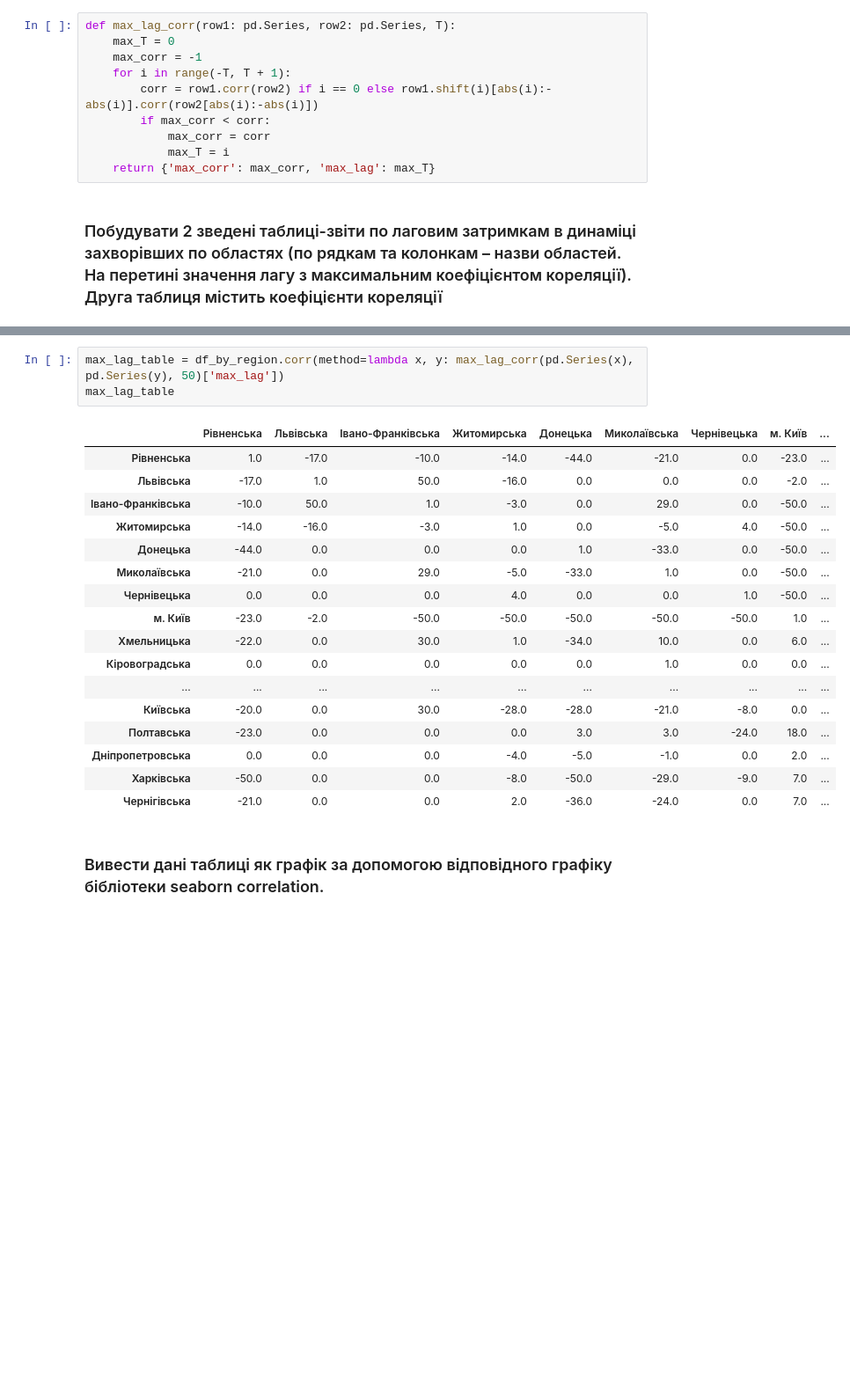
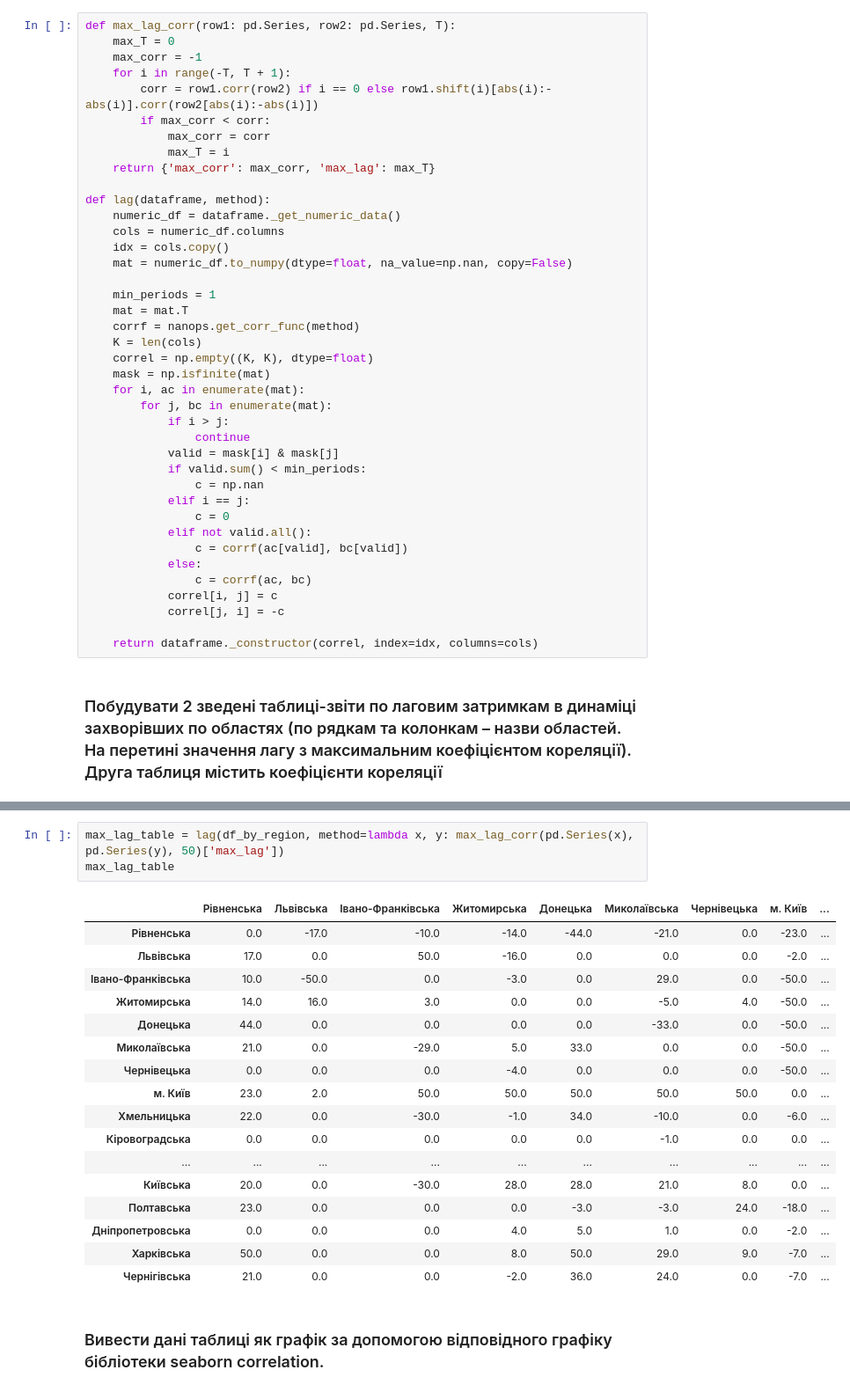
Before and after one commit to wogy14/iad_labs, a Jupyter notebook: lab3/main.ipynb, the cells around one changed output, grey strips where cells are left out. Shown at 88% size. Saved outputs shown, nothing was run; the diff lists cells and outputs as text; blank space fills up the shorter version.

```diff
--- a/lab3/main.ipynb
+++ b/lab3/main.ipynb
@@ -51,6 +52,36 @@ def max_lag_corr(row1: pd.Series, row2: pd.Series, T):
             max_corr = corr
             max_T = i
     return {'max_corr': max_corr, 'max_lag': max_T}
+
+def lag(dataframe, method):
+    numeric_df = dataframe._get_numeric_data()
+    cols = numeric_df.columns
+    idx = cols.copy()
+    mat = numeric_df.to_numpy(dtype=float, na_value=np.nan, copy=False)
+
+    min_periods = 1
+    mat = mat.T
+    corrf = nanops.get_corr_func(method)
+    K = len(cols)
+    correl = np.empty((K, K), dtype=float)
+    mask = np.isfinite(mat)
+    for i, ac in enumerate(mat):
+        for j, bc in enumerate(mat):
+            if i > j:
+                continue
+            valid = mask[i] & mask[j]
+            if valid.sum() < min_periods:
+                c = np.nan
+            elif i == j:
+                c = 0
+            elif not valid.all():
+                c = corrf(ac[valid], bc[valid])
+            else:
+                c = corrf(ac, bc)
+            correl[i, j] = c
+            correl[j, i] = -c
+
+    return dataframe._constructor(correl, index=idx, columns=cols)
 # %% [markdown]
 ### Побудувати 2 зведені таблиці-звіти по лаговим затримкам в динаміці захворівших по областях (по рядкам та колонкам – назви областей. На перетині значення лагу з максимальним коефіцієнтом кореляції). Друга таблиця містить коефіцієнти кореляції
 # %%
@@ -75,26 +106,26 @@ max_corr_table
 | Харківська | 0.910592 | 0.952097 | 0.974822 | 0.988316 | 0.994168 | 0.991759 | 0.981467 | 0.980219 | ... |
 | Чернігівська | 0.891073 | 0.953602 | 0.973265 | 0.987672 | 0.986348 | 0.986156 | 0.981395 | 0.981777 | ... |
 # %%
-max_lag_table = df_by_region.corr(method=lambda x, y: max_lag_corr(pd.Series(x), pd.Series(y), 50)['max_lag'])
+max_lag_table = lag(df_by_region, method=lambda x, y: max_lag_corr(pd.Series(x), pd.Series(y), 50)['max_lag'])
 max_lag_table
 # %% [output]
 |  | Рівненська | Львівська | Івано-Франківська | Житомирська | Донецька | Миколаївська | Чернівецька | м. Київ | ... |
-| Рівненська | 1.0 | -17.0 | -10.0 | -14.0 | -44.0 | -21.0 | 0.0 | -23.0 | ... |
-| Львівська | -17.0 | 1.0 | 50.0 | -16.0 | 0.0 | 0.0 | 0.0 | -2.0 | ... |
-| Івано-Франківська | -10.0 | 50.0 | 1.0 | -3.0 | 0.0 | 29.0 | 0.0 | -50.0 | ... |
-| Житомирська | -14.0 | -16.0 | -3.0 | 1.0 | 0.0 | -5.0 | 4.0 | -50.0 | ... |
-| Донецька | -44.0 | 0.0 | 0.0 | 0.0 | 1.0 | -33.0 | 0.0 | -50.0 | ... |
-| Миколаївська | -21.0 | 0.0 | 29.0 | -5.0 | -33.0 | 1.0 | 0.0 | -50.0 | ... |
-| Чернівецька | 0.0 | 0.0 | 0.0 | 4.0 | 0.0 | 0.0 | 1.0 | -50.0 | ... |
-| м. Київ | -23.0 | -2.0 | -50.0 | -50.0 | -50.0 | -50.0 | -50.0 | 1.0 | ... |
-| Хмельницька | -22.0 | 0.0 | 30.0 | 1.0 | -34.0 | 10.0 | 0.0 | 6.0 | ... |
-| Кіровоградська | 0.0 | 0.0 | 0.0 | 0.0 | 0.0 | 1.0 | 0.0 | 0.0 | ... |
+| Рівненська | 0.0 | -17.0 | -10.0 | -14.0 | -44.0 | -21.0 | 0.0 | -23.0 | ... |
+| Львівська | 17.0 | 0.0 | 50.0 | -16.0 | 0.0 | 0.0 | 0.0 | -2.0 | ... |
+| Івано-Франківська | 10.0 | -50.0 | 0.0 | -3.0 | 0.0 | 29.0 | 0.0 | -50.0 | ... |
+| Житомирська | 14.0 | 16.0 | 3.0 | 0.0 | 0.0 | -5.0 | 4.0 | -50.0 | ... |
+| Донецька | 44.0 | 0.0 | 0.0 | 0.0 | 0.0 | -33.0 | 0.0 | -50.0 | ... |
+| Миколаївська | 21.0 | 0.0 | -29.0 | 5.0 | 33.0 | 0.0 | 0.0 | -50.0 | ... |
+| Чернівецька | 0.0 | 0.0 | 0.0 | -4.0 | 0.0 | 0.0 | 0.0 | -50.0 | ... |
+| м. Київ | 23.0 | 2.0 | 50.0 | 50.0 | 50.0 | 50.0 | 50.0 | 0.0 | ... |
+| Хмельницька | 22.0 | 0.0 | -30.0 | -1.0 | 34.0 | -10.0 | 0.0 | -6.0 | ... |
+| Кіровоградська | 0.0 | 0.0 | 0.0 | 0.0 | 0.0 | -1.0 | 0.0 | 0.0 | ... |
 | ... | ... | ... | ... | ... | ... | ... | ... | ... | ... |
-| Київська | -20.0 | 0.0 | 30.0 | -28.0 | -28.0 | -21.0 | -8.0 | 0.0 | ... |
-| Полтавська | -23.0 | 0.0 | 0.0 | 0.0 | 3.0 | 3.0 | -24.0 | 18.0 | ... |
-| Дніпропетровська | 0.0 | 0.0 | 0.0 | -4.0 | -5.0 | -1.0 | 0.0 | 2.0 | ... |
-| Харківська | -50.0 | 0.0 | 0.0 | -8.0 | -50.0 | -29.0 | -9.0 | 7.0 | ... |
-| Чернігівська | -21.0 | 0.0 | 0.0 | 2.0 | -36.0 | -24.0 | 0.0 | 7.0 | ... |
+| Київська | 20.0 | 0.0 | -30.0 | 28.0 | 28.0 | 21.0 | 8.0 | 0.0 | ... |
+| Полтавська | 23.0 | 0.0 | 0.0 | 0.0 | -3.0 | -3.0 | 24.0 | -18.0 | ... |
+| Дніпропетровська | 0.0 | 0.0 | 0.0 | 4.0 | 5.0 | 1.0 | 0.0 | -2.0 | ... |
+| Харківська | 50.0 | 0.0 | 0.0 | 8.0 | 50.0 | 29.0 | 9.0 | -7.0 | ... |
+| Чернігівська | 21.0 | 0.0 | 0.0 | -2.0 | 36.0 | 24.0 | 0.0 | -7.0 | ... |
 # %% [markdown]
 ### Вивести дані таблиці як графік за допомогою відповідного графіку бібліотеки seaborn correlation.
 # %%
```
Also changed, not shown: parts of 7 cells of this notebook.
